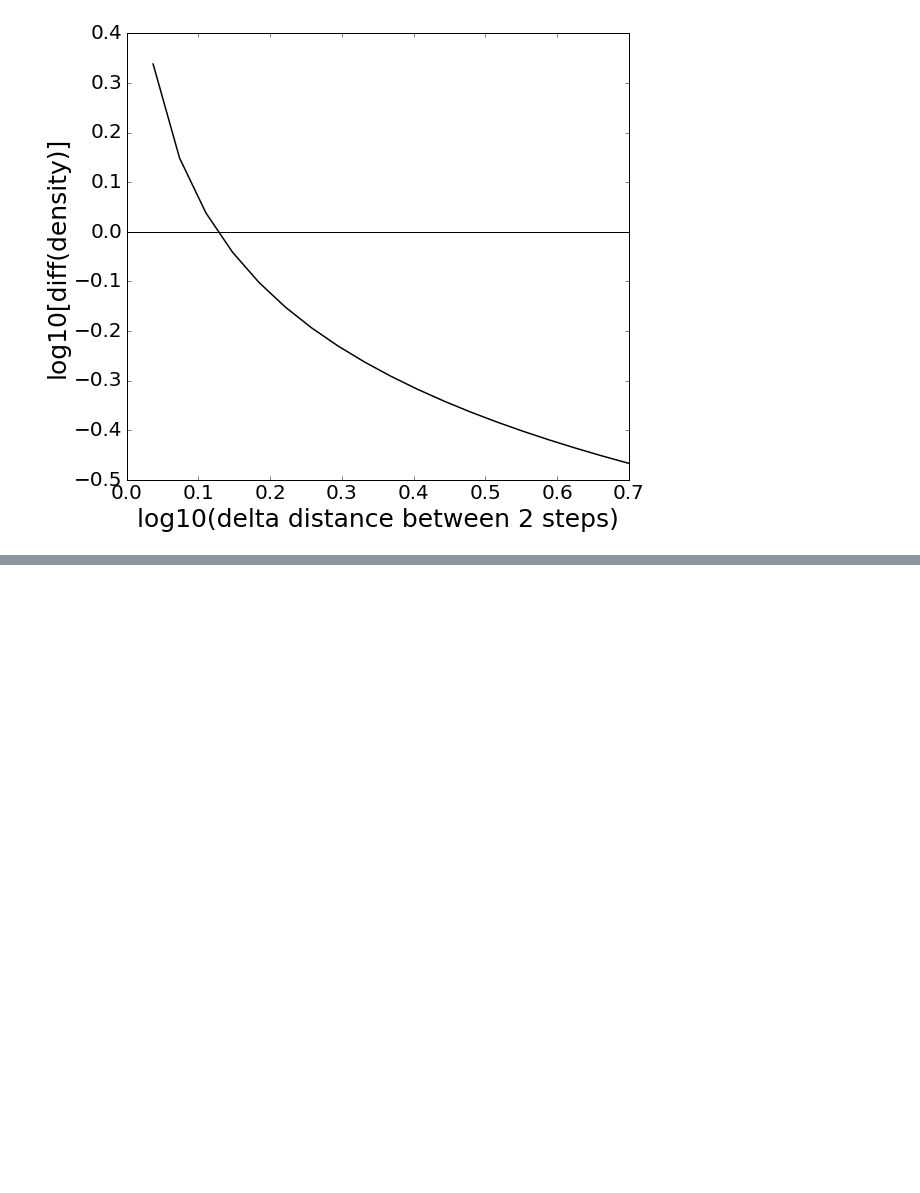
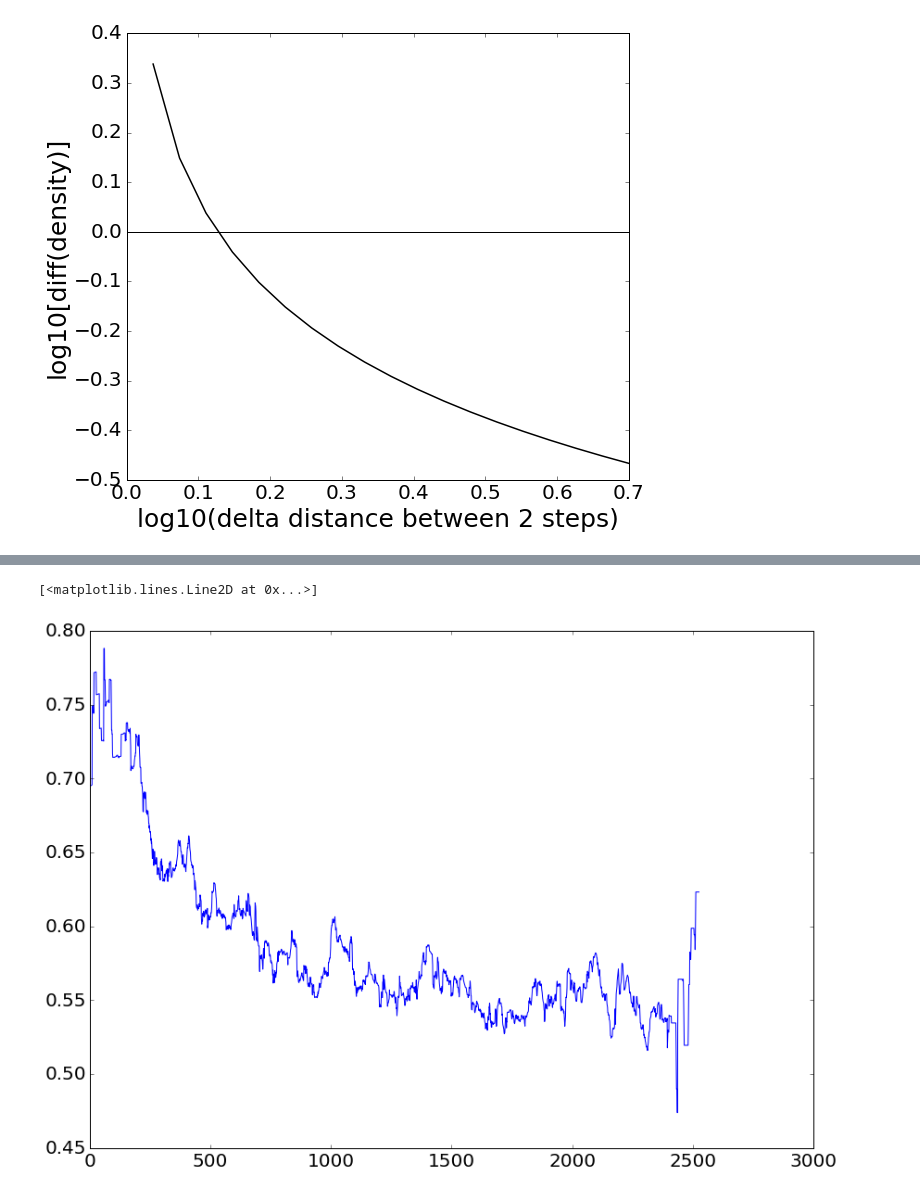
Before and after one commit to wazaahhh/bayesLearn, a Jupyter notebook: scripts/bayesLearn.ipynb, the cells around one changed output, grey strips where cells are left out. Cells and saved outputs as stored; diff of their text form; code cells hidden in the pictures; blank space fills up the shorter version.

```diff
--- a/scripts/bayesLearn.ipynb
+++ b/scripts/bayesLearn.ipynb
@@ -439,0 +427,11 @@ plotFit(compl)
+# %%
+filename = simplName
+#filename = complName
+x,y = prepareXY(filename,log=False)
+x = x
+
+pl.figure(1,(14,10))
+pl.plot(x,y)
+# %% [output]
+[<matplotlib.lines.Line2D at 0x...>]
+[figure, added]
```
Also changed, not shown: parts of 15 cells of this notebook, 22 other files.
